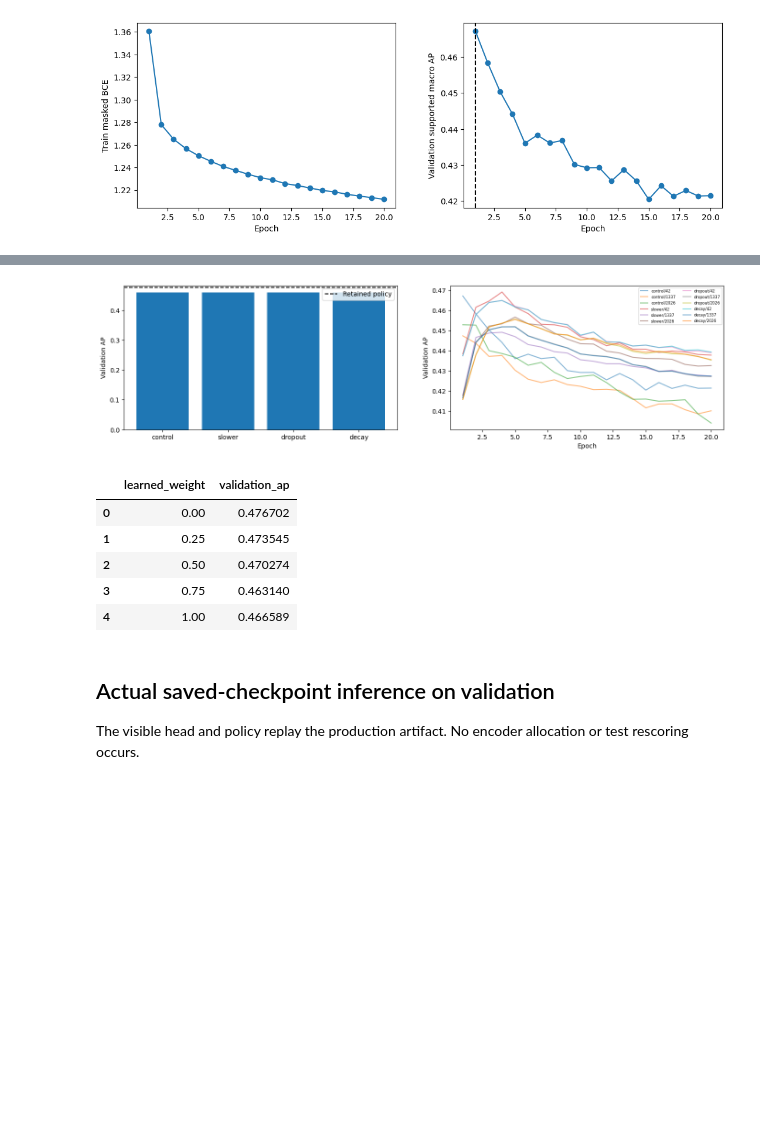
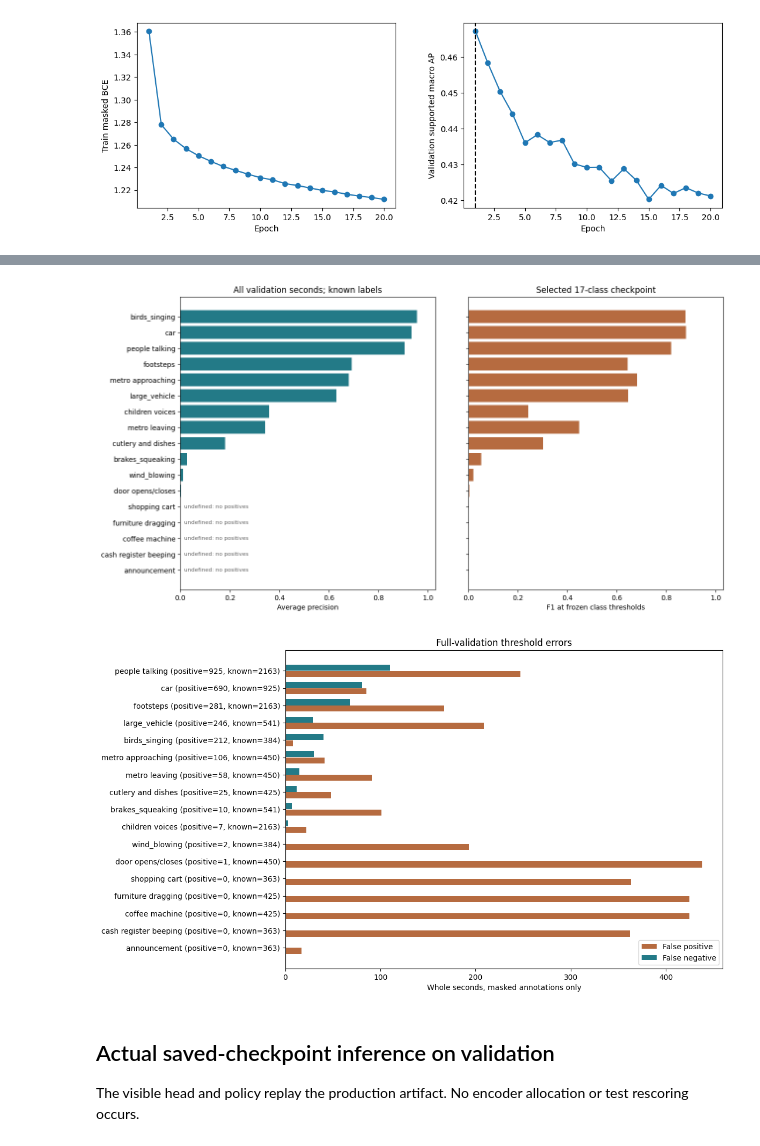
Before and after one commit to Ayano123587/overlapping-audio-classifier, a Jupyter notebook: notebooks/02_complete_natural_audio_workflow.ipynb, the cells around one changed output, grey strips where cells are left out. Drawn from its saved outputs; the diff is of its cells as text; code cells hidden in the pictures; blank space fills up the shorter version.

Commit message:
Publish fully executed audio notebook and selected validation diagnostics

```diff
--- a/notebooks/02_complete_natural_audio_workflow.ipynb
+++ b/notebooks/02_complete_natural_audio_workflow.ipynb
@@ -321,20 +358,28 @@ display(comparison)
 # %%
-fig,axes=plt.subplots(1,2,figsize=(14,4))
-axes[0].bar(comparison['configuration'],comparison['ensemble_validation_AP']); axes[0].axhline(study['prior_validation_ap'],color='black',linestyle='--',label='Retained policy'); axes[0].set(ylabel='Validation AP'); axes[0].legend()
-for candidate in study['candidates']:
-    for fit in candidate['fits']:
-        axes[1].plot([r['epoch'] for r in fit['history']],[r['validation_ap'] for r in fit['history']],alpha=.55,label=candidate['config']['name']+'/'+str(fit['seed']))
-axes[1].set(xlabel='Epoch',ylabel='Validation AP'); axes[1].legend(fontsize=6,ncol=2)
-show(fig,'audio_all_head_curves.png')
-display(pd.DataFrame(study['mixtures']))
+ordered=class_summary.sort_values("ap",na_position="first")
+fig,axes=plt.subplots(1,2,figsize=(13,7),sharey=True)
+positions=np.arange(len(ordered))
+ap=ordered["ap"]
+bars=axes[0].barh(positions,ap.fillna(0),color="#237a87")
+for i,value in enumerate(ap):
+    if pd.isna(value): axes[0].text(.015,i,"undefined: no positives",va="center",fontsize=8,color="#666666")
+axes[1].barh(positions,ordered["f1"],color="#b66b40")
+axes[0].set_yticks(positions,ordered.index)
+axes[0].set(xlim=(0,1.03),xlabel="Average precision",title="All validation seconds; known labels")
+axes[1].set(xlim=(0,1.03),xlabel="F1 at frozen class thresholds",title="Selected 17-class checkpoint")
+show(fig,"audio_selected_validation_classwise.png")
+errors=class_summary.sort_values("positive")
+fig,ax=plt.subplots(figsize=(12,7))
+positions=np.arange(len(errors))
+ax.barh(positions-.18,errors["false_positive"],height=.35,label="False positive",color="#b66b40")
+ax.barh(positions+.18,errors["false_negative"],height=.35,label="False negative",color="#237a87")
+ax.set_yticks(positions,[f"{name} (positive={int(row.positive)}, known={int(row.observed)})" for name,row in errors.iterrows()])
+ax.set(xlabel="Whole seconds, masked annotations only",title="Full-validation threshold errors")
+ax.legend(loc="lower right")
+show(fig,"audio_selected_validation_errors.png")
 # %% [output]
-[figure, old version]
+[figure, new version]
-|  | learned_weight | validation_ap |
-| 0 | 0.00 | 0.476702 |
-| 1 | 0.25 | 0.473545 |
-| 2 | 0.50 | 0.470274 |
-| 3 | 0.75 | 0.463140 |
-| 4 | 1.00 | 0.466589 |
+[figure, added]
 # %% [markdown]
 ## Actual saved-checkpoint inference on validation
 The visible head and policy replay the production artifact. No encoder allocation or test rescoring occurs.
```
Also changed, not shown: parts of 6 cells of this notebook, 18 other files.
